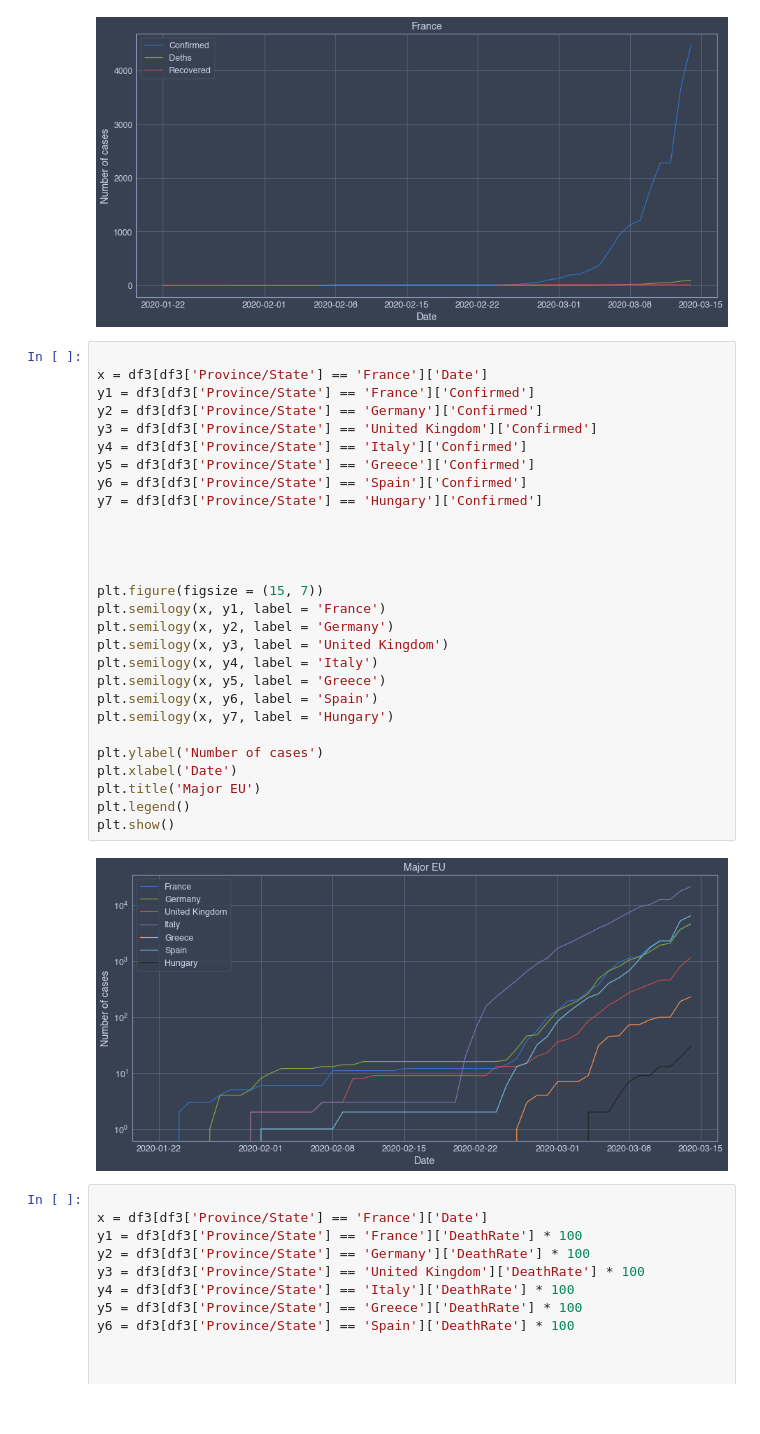
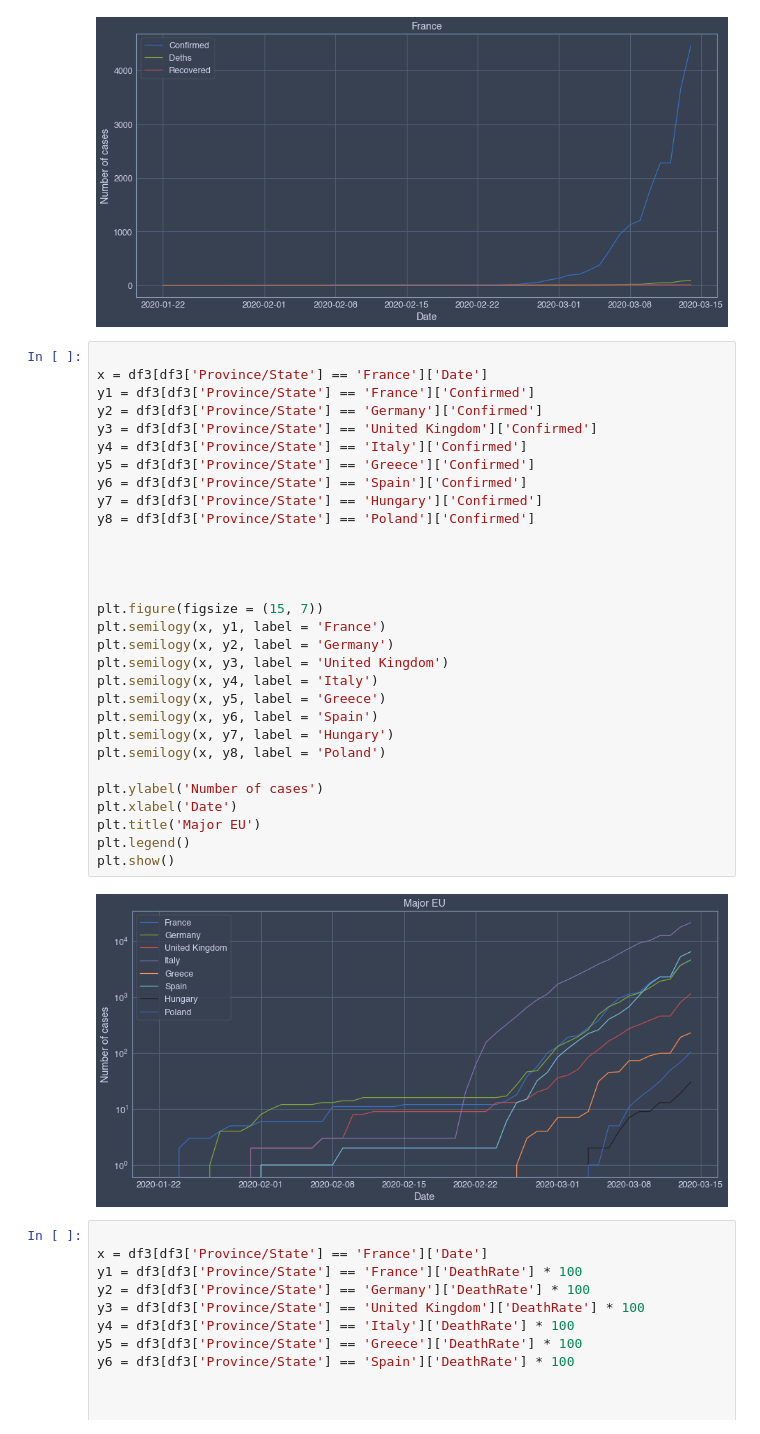
Before and after one commit to alex-rpd/nCoV2019, a Jupyter notebook: nCoV analysis.ipynb, the cells around one changed output. Drawn from its saved outputs; the diff is of its cells as text.

Commit message:
Code for plots v2

```diff
--- a/nCoV analysis.ipynb
+++ b/nCoV analysis.ipynb
@@ -281,33 +281,35 @@ plt.show()
 # %%
 
 x = df3[df3['Province/State'] == 'France']['Date']
 y1 = df3[df3['Province/State'] == 'France']['Confirmed']
 y2 = df3[df3['Province/State'] == 'Germany']['Confirmed']
 y3 = df3[df3['Province/State'] == 'United Kingdom']['Confirmed']
 y4 = df3[df3['Province/State'] == 'Italy']['Confirmed']
 y5 = df3[df3['Province/State'] == 'Greece']['Confirmed']
 y6 = df3[df3['Province/State'] == 'Spain']['Confirmed']
 y7 = df3[df3['Province/State'] == 'Hungary']['Confirmed']
+y8 = df3[df3['Province/State'] == 'Poland']['Confirmed']
 
 
 
 
 plt.figure(figsize = (15, 7))
 plt.semilogy(x, y1, label = 'France')
 plt.semilogy(x, y2, label = 'Germany')
 plt.semilogy(x, y3, label = 'United Kingdom')
 plt.semilogy(x, y4, label = 'Italy')
 plt.semilogy(x, y5, label = 'Greece')
 plt.semilogy(x, y6, label = 'Spain')
 plt.semilogy(x, y7, label = 'Hungary')
+plt.semilogy(x, y8, label = 'Poland')
 
 plt.ylabel('Number of cases')
 plt.xlabel('Date')
 plt.title('Major EU')
 plt.legend()
 plt.show()
 # %% [output]
-[figure, old version]
+[figure, new version]
 # %%
 
 x = df3[df3['Province/State'] == 'France']['Date']
```
Also changed, not shown: parts of 6 cells of this notebook.
